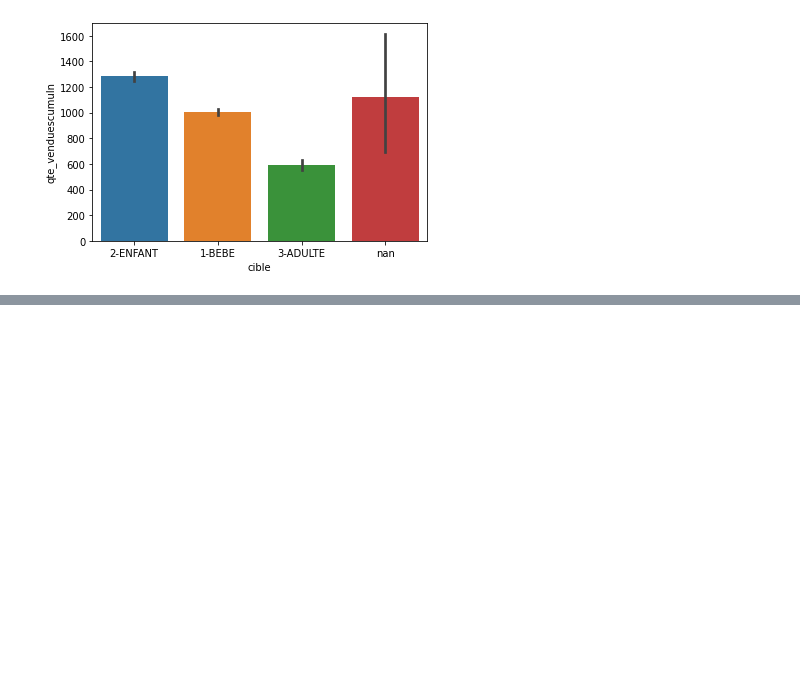
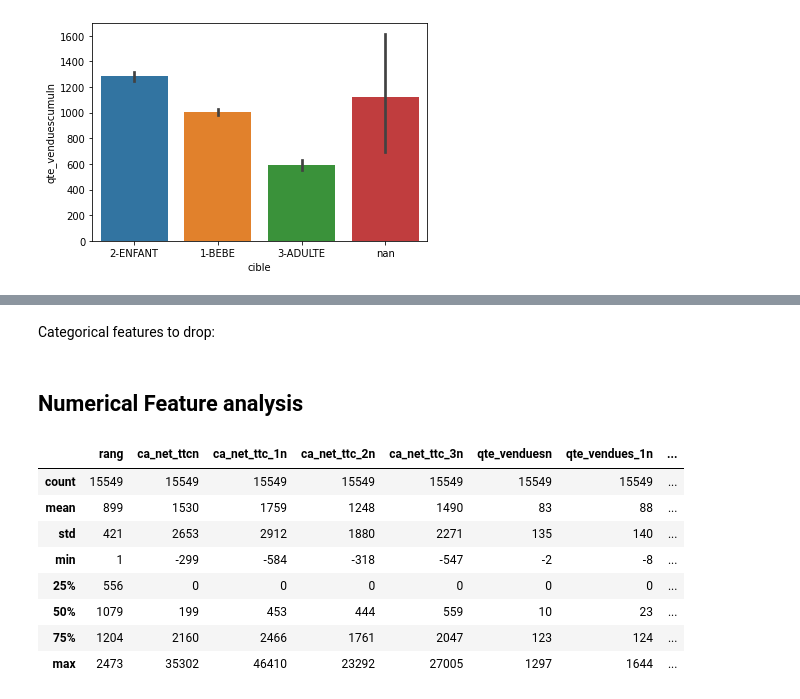
Before and after one commit to J-Cancelliere/markdown-predictions, a Jupyter notebook: notebooks/02_data_analysis.ipynb, the cells around one changed output, grey strips where cells are left out. Saved outputs shown, nothing was run; the diff lists cells and outputs as text; code cells hidden in the pictures; blank space fills up the shorter version.

```diff
--- a/notebooks/02_data_analysis.ipynb
+++ b/notebooks/02_data_analysis.ipynb
@@ -79,0 +76,2 @@ cat_drop_list = ["cible",""]
+# %% [markdown]
+Categorical features to drop:
@@ -79,0 +80,14 @@ cat_drop_list = ["cible",""]
+# %% [markdown]
+## Numerical Feature analysis
+# %%
+num_data.describe().applymap(lambda x: round(x))
+# %% [output]
+|  | rang | ca_net_ttcn | ca_net_ttc_1n | ca_net_ttc_2n | ca_net_ttc_3n | qte_venduesn | qte_vendues_1n | ... |
+| count | 15549 | 15549 | 15549 | 15549 | 15549 | 15549 | 15549 | ... |
+| mean | 899 | 1530 | 1759 | 1248 | 1490 | 83 | 88 | ... |
+| std | 421 | 2653 | 2912 | 1880 | 2271 | 135 | 140 | ... |
+| min | 1 | -299 | -584 | -318 | -547 | -2 | -8 | ... |
+| 25% | 556 | 0 | 0 | 0 | 0 | 0 | 0 | ... |
+| 50% | 1079 | 199 | 453 | 444 | 559 | 10 | 23 | ... |
+| 75% | 1204 | 2160 | 2466 | 1761 | 2047 | 123 | 124 | ... |
+| max | 2473 | 35302 | 46410 | 23292 | 27005 | 1297 | 1644 | ... |
```
Also changed, not shown: parts of 15 cells of this notebook, 1 other file.
